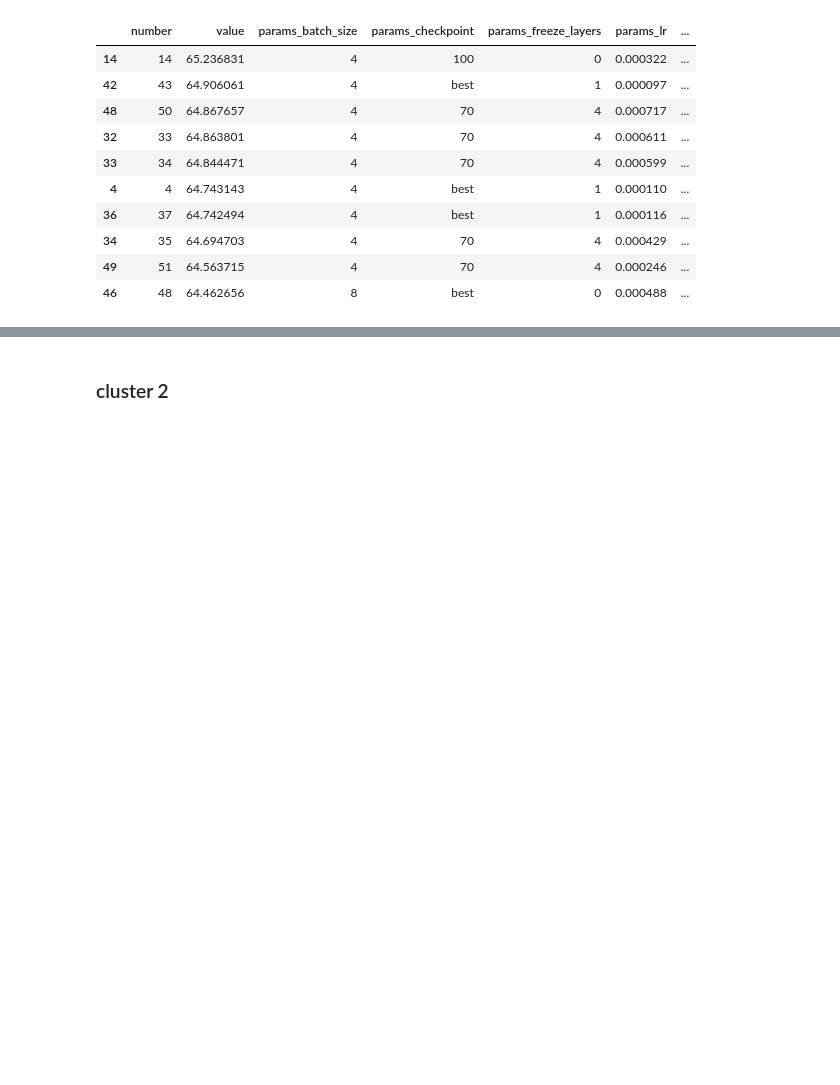
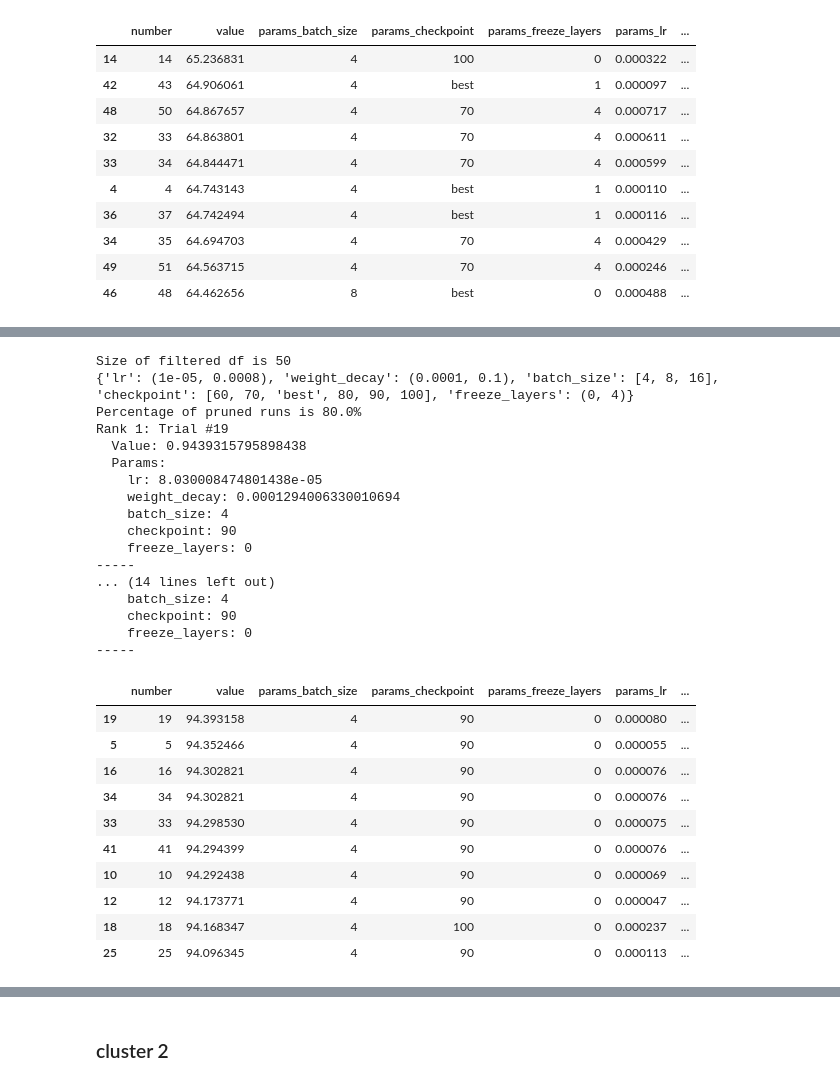
Before and after one commit to PulyaPolya/beat_this, a Jupyter notebook: results_evaluation.ipynb, the cells around one changed output, grey strips where cells are left out. Cells and saved outputs as stored; diff of their text form; code cells hidden in the pictures; blank space fills up the shorter version.

```diff
--- a/results_evaluation.ipynb
+++ b/results_evaluation.ipynb
@@ -1622,0 +1638,37 @@ Percentage of pruned runs is 40.0%
+# %%
+import optuna
+import pandas as pd
+study_name, storage_path = "4clusters_cluster_2", "sqlite:///optuna_down.db"
+df_filtered, search_space = get_study_info(study_name=study_name, storage_path=storage_path,
+                                           baseline_value=93.186, tail = 10)
+print_top_k(study_name=study_name, storage_path=storage_path, top_k=3)
+df_filtered
+# %% [output]
+Size of filtered df is 50
+{'lr': (1e-05, 0.0008), 'weight_decay': (0.0001, 0.1), 'batch_size': [4, 8, 16], 'checkpoint': [60, 70, 'best', 80, 90, 100], 'freeze_layers': (0, 4)}
+Percentage of pruned runs is 80.0%
+Rank 1: Trial #19
+  Value: 0.9439315795898438
+  Params:
+    lr: 8.030008474801438e-05
+    weight_decay: 0.0001294006330010694
+    batch_size: 4
+    checkpoint: 90
+    freeze_layers: 0
+-----
+... (14 lines left out)
+    batch_size: 4
+    checkpoint: 90
+    freeze_layers: 0
+-----
+|  | number | value | params_batch_size | params_checkpoint | params_freeze_layers | params_lr | ... |
+| 19 | 19 | 94.393158 | 4 | 90 | 0 | 0.000080 | ... |
+| 5 | 5 | 94.352466 | 4 | 90 | 0 | 0.000055 | ... |
+| 16 | 16 | 94.302821 | 4 | 90 | 0 | 0.000076 | ... |
+| 34 | 34 | 94.302821 | 4 | 90 | 0 | 0.000076 | ... |
+| 33 | 33 | 94.298530 | 4 | 90 | 0 | 0.000075 | ... |
+| 41 | 41 | 94.294399 | 4 | 90 | 0 | 0.000076 | ... |
+| 10 | 10 | 94.292438 | 4 | 90 | 0 | 0.000069 | ... |
+| 12 | 12 | 94.173771 | 4 | 90 | 0 | 0.000047 | ... |
+| 18 | 18 | 94.168347 | 4 | 100 | 0 | 0.000237 | ... |
+| 25 | 25 | 94.096345 | 4 | 90 | 0 | 0.000113 | ... |
```
Also changed, not shown: parts of 30 cells of this notebook, 1 other file.
